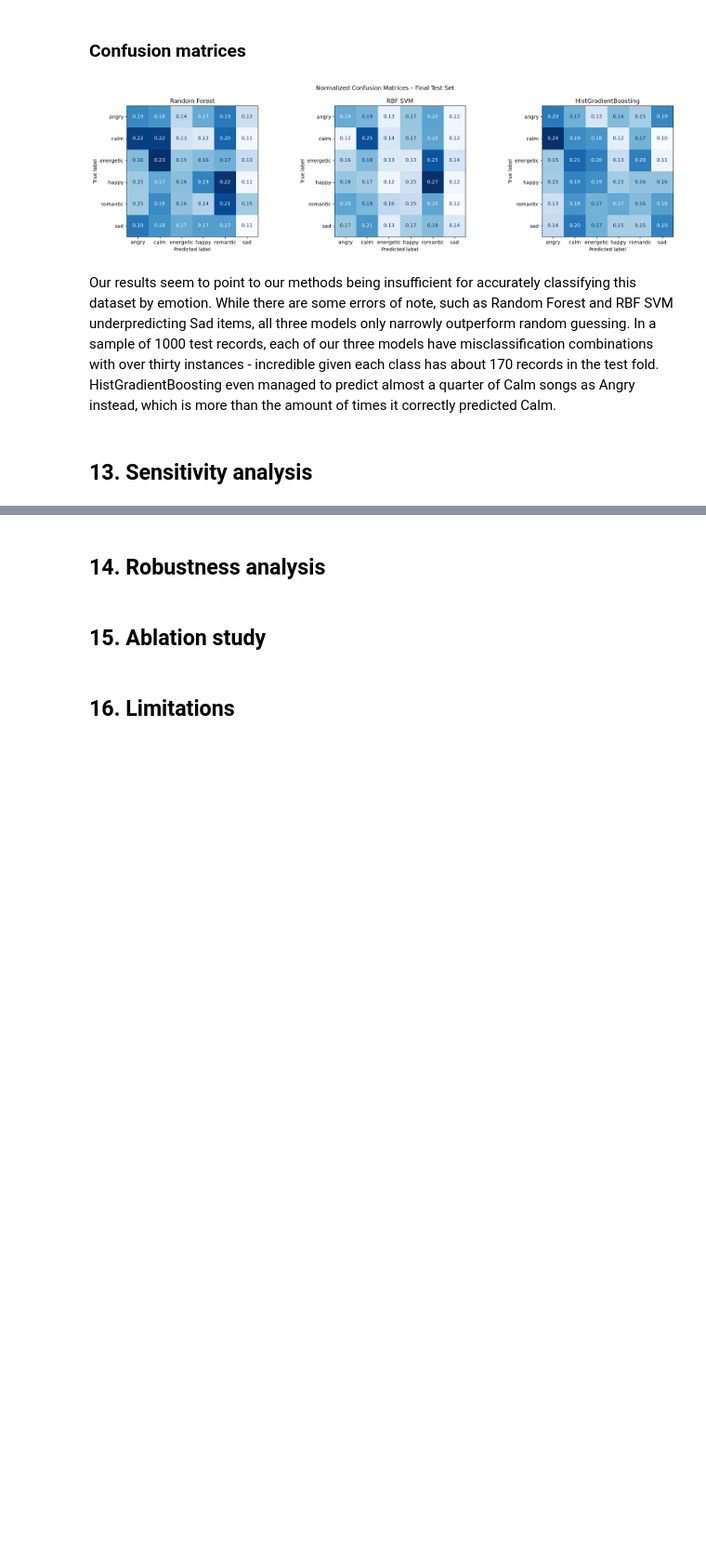
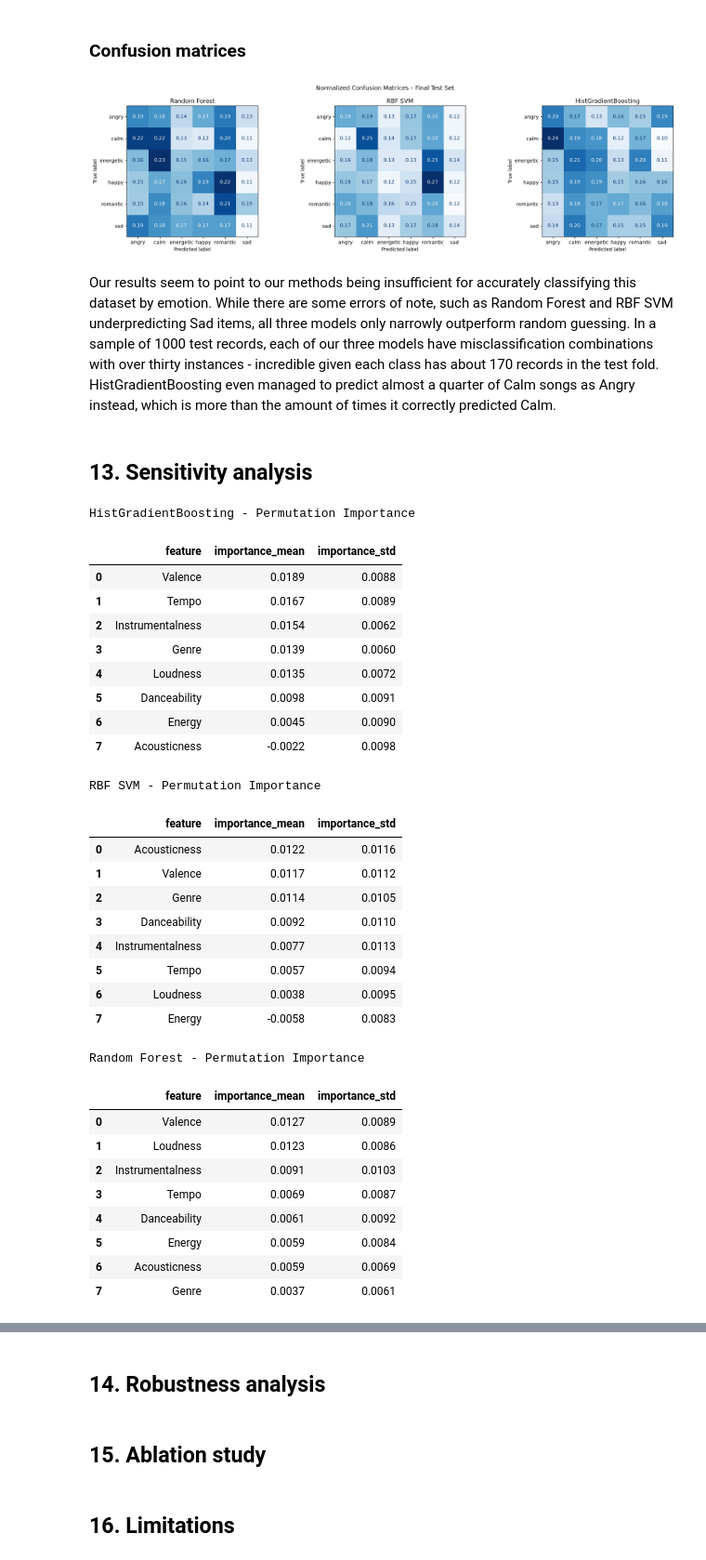
Before and after one commit to justinseeuoit/machine-learning-course-project, a Jupyter notebook: notebooks/3.0-experiments.ipynb, the cells around one changed output, grey strips where cells are left out. Shown at 93% size. Drawn from its saved outputs; the diff is of its cells as text; code cells hidden in the pictures; blank space fills up the shorter version.

```diff
--- a/notebooks/3.0-experiments.ipynb
+++ b/notebooks/3.0-experiments.ipynb
@@ -688,10 +665,7 @@ for i, name in enumerate(FINALISTS, start=1):
     else:
         estimator = make_pipeline(clone(CANDIDATES[name]))
 
-    test_row, pred = evaluate_split(
-        name, estimator, X_trainval, y_trainval, X_test, y_test,
-        partition="test"
-    )
+    test_row, pred = evaluate_split(name, estimator, X_trainval, y_trainval, X_test, y_test, partition="test")
     test_predictions[name] = pred
     test_rows.append({
         "run_id": f"S09-{i:02d}",
@@ -976,22 +901,11 @@ misclassification_results = {}
 
 for finalist in FINALISTS:
 
-    results = pd.DataFrame({
-        "actual": y_test.to_numpy(),
-        "predicted": test_predictions[finalist]
-    })
+    results = pd.DataFrame({"actual": y_test.to_numpy(), "predicted": test_predictions[finalist]})
 
-    errors = results[
-        results["actual"] != results["predicted"]
-    ]
+    errors = results[results["actual"] != results["predicted"]]
 
-    pair_counts = (
-        errors.groupby(["actual", "predicted"])
-        .size()
-        .reset_index(name="count")
-        .sort_values("count", ascending=False)
-        .reset_index(drop=True)
-    )
+    pair_counts = (errors.groupby(["actual", "predicted"]).size().reset_index(name="count").sort_values("count", ascending=False).reset_index(drop=True))
 
     misclassification_results[finalist] = pair_counts
 
@@ -1073,3 +987,54 @@ plt.show()
 Our results seem to point to our methods being insufficient for accurately classifying this dataset by emotion. While there are some errors of note, such as Random Forest and RBF SVM underpredicting Sad items, all three models only narrowly outperform random guessing. In a sample of 1000 test records, each of our three models have misclassification combinations with over thirty instances - incredible given each class has about 170 records in the test fold. HistGradientBoosting even managed to predict almost a quarter of Calm songs as Angry instead, which is more than the amount of times it correctly predicted Calm.
 # %% [markdown]
 ## 13. Sensitivity analysis
+# %%
+permutation_results = {}
+
+for finalist in FINALISTS:
+
+    estimator = validation_fitted_models[finalist]
+
+    importance = permutation_importance(estimator, X_val, y_val, scoring="f1_macro", n_repeats=30, random_state=SEED, n_jobs=-1)
+
+    importance_df = pd.DataFrame({
+        "feature": X_val.columns,
+        "importance_mean": importance.importances_mean,
+        "importance_std": importance.importances_std}).sort_values("importance_mean",ascending=False).reset_index(drop=True)
+
+    permutation_results[finalist] = importance_df
+
+    importance_df.to_csv(REPORTS_DIR /f"{finalist.lower().replace(' ', '_')}_permutation_importance.csv",index=False)
+
+    print(f"\n{finalist} - Permutation Importance")
+    display(importance_df.round(4))
+# %% [output]
+HistGradientBoosting - Permutation Importance
+|  | feature | importance_mean | importance_std |
+| 0 | Valence | 0.0189 | 0.0088 |
+| 1 | Tempo | 0.0167 | 0.0089 |
+| 2 | Instrumentalness | 0.0154 | 0.0062 |
+| 3 | Genre | 0.0139 | 0.0060 |
+| 4 | Loudness | 0.0135 | 0.0072 |
+| 5 | Danceability | 0.0098 | 0.0091 |
+| 6 | Energy | 0.0045 | 0.0090 |
+| 7 | Acousticness | -0.0022 | 0.0098 |
+RBF SVM - Permutation Importance
+|  | feature | importance_mean | importance_std |
+| 0 | Acousticness | 0.0122 | 0.0116 |
+| 1 | Valence | 0.0117 | 0.0112 |
+| 2 | Genre | 0.0114 | 0.0105 |
+| 3 | Danceability | 0.0092 | 0.0110 |
+| 4 | Instrumentalness | 0.0077 | 0.0113 |
+| 5 | Tempo | 0.0057 | 0.0094 |
+| 6 | Loudness | 0.0038 | 0.0095 |
+| 7 | Energy | -0.0058 | 0.0083 |
+Random Forest - Permutation Importance
+|  | feature | importance_mean | importance_std |
+| 0 | Valence | 0.0127 | 0.0089 |
+| 1 | Loudness | 0.0123 | 0.0086 |
+| 2 | Instrumentalness | 0.0091 | 0.0103 |
+| 3 | Tempo | 0.0069 | 0.0087 |
+| 4 | Danceability | 0.0061 | 0.0092 |
+| 5 | Energy | 0.0059 | 0.0084 |
+| 6 | Acousticness | 0.0059 | 0.0069 |
+| 7 | Genre | 0.0037 | 0.0061 |
```
Also changed, not shown: parts of 9 cells of this notebook.
